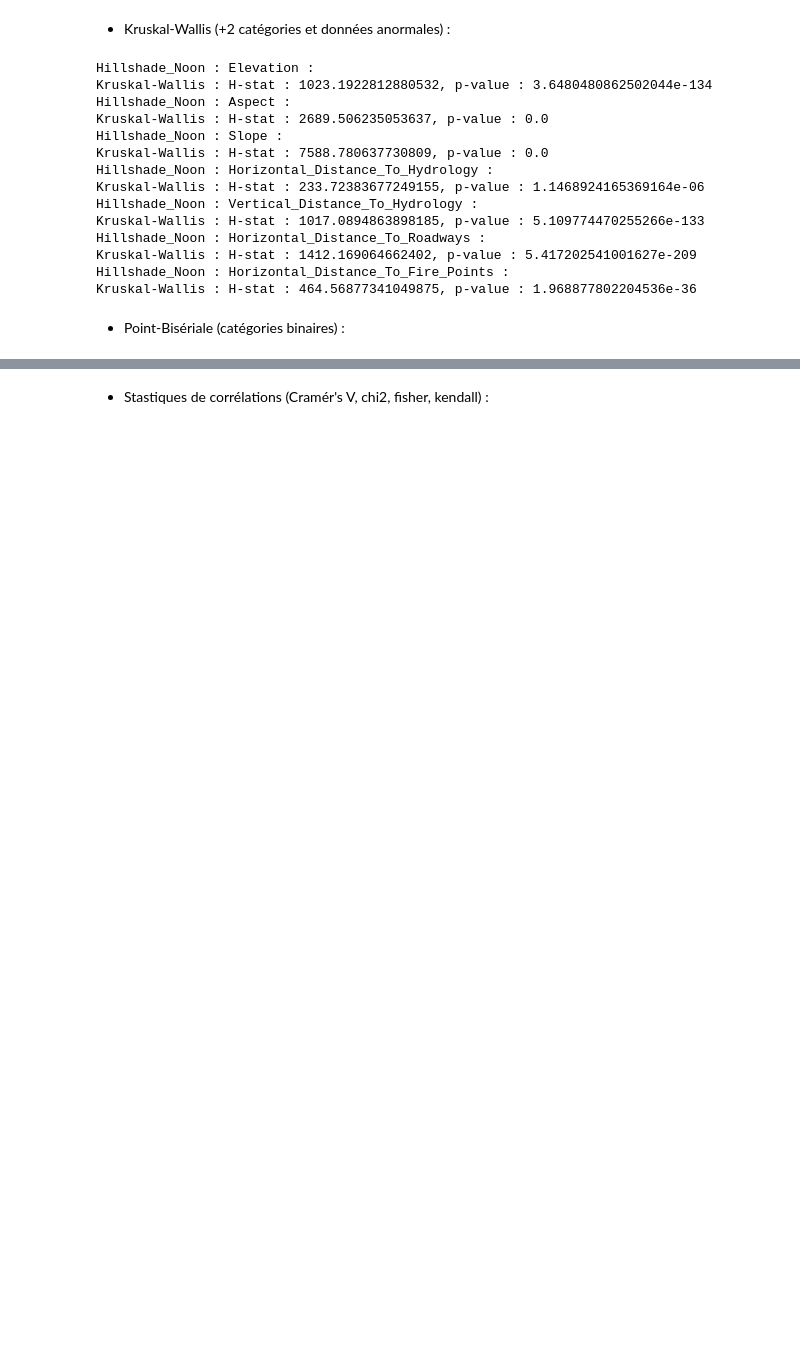
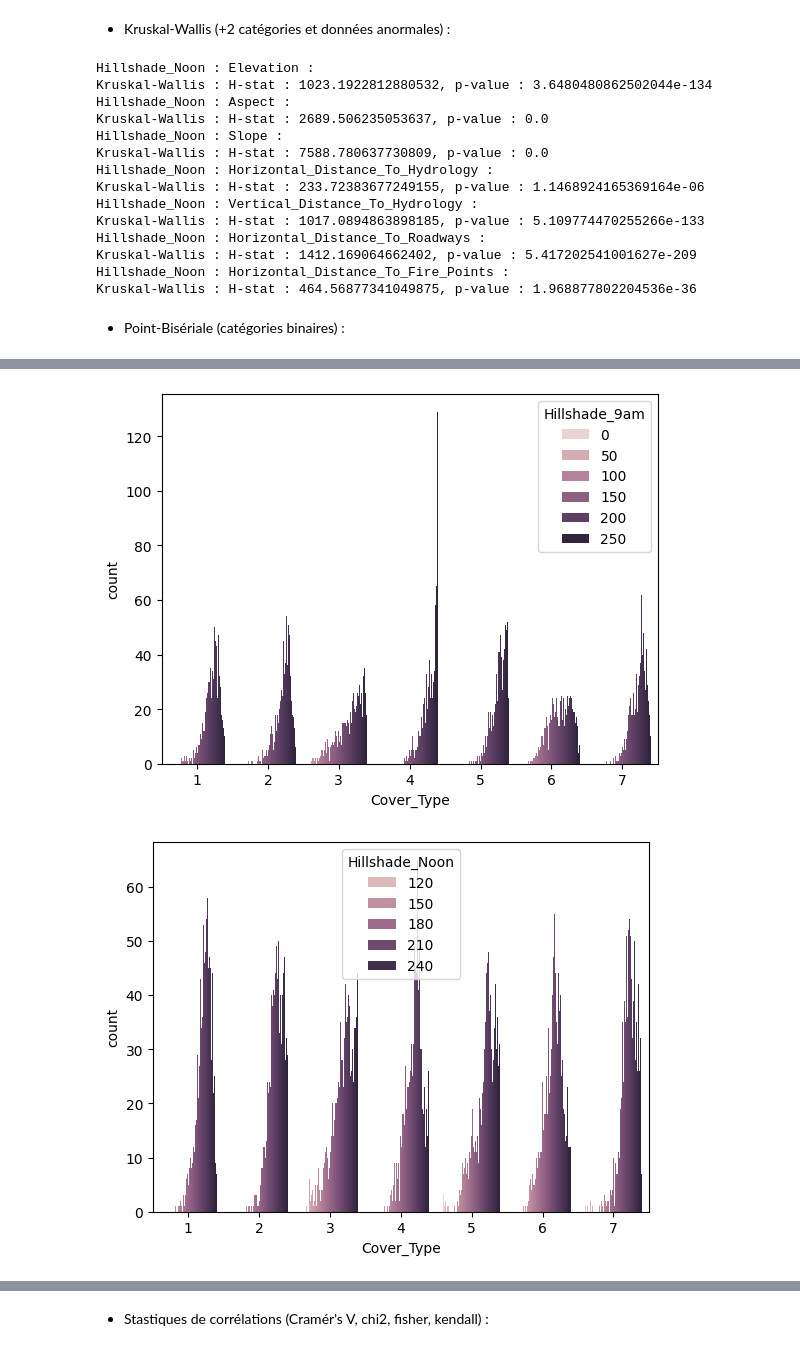
Before and after one commit to Chriishero/Programmation, a Jupyter notebook: Python/Intelligence Artificielle/Projet/Forest Cover Type Prediction (Kaggle)/EDA.ipynb, the cells around one changed output, grey strips where cells are left out. Saved outputs shown, nothing was run; the diff lists cells and outputs as text; code cells hidden in the pictures; blank space fills up the shorter version.

Commit message:
EDA de Forest Type Cover en Python
ANalyse bi variable catégorielles :
- corrélations avec distributions
- début cramer's v

```diff
--- a/Python/Intelligence Artificielle/Projet/Forest Cover Type Prediction (Kaggle)/EDA.ipynb
+++ b/Python/Intelligence Artificielle/Projet/Forest Cover Type Prediction (Kaggle)/EDA.ipynb
@@ -823,0 +867,7 @@ Kruskal-Wallis : H-stat : 464.56877341049875, p-value : 1.968877802204536e-36
+# %%
+for col in [col for col in categorial_features if "Soil" not in col and "Wilderness" not in col]:
+        plt.figure()
+        sns.countplot(x=df["Cover_Type"], hue=df[col])
+# %% [output]
+[figure, added]
+[figure, added]
```
Also changed, not shown: parts of 12 cells of this notebook, 3 other files.
